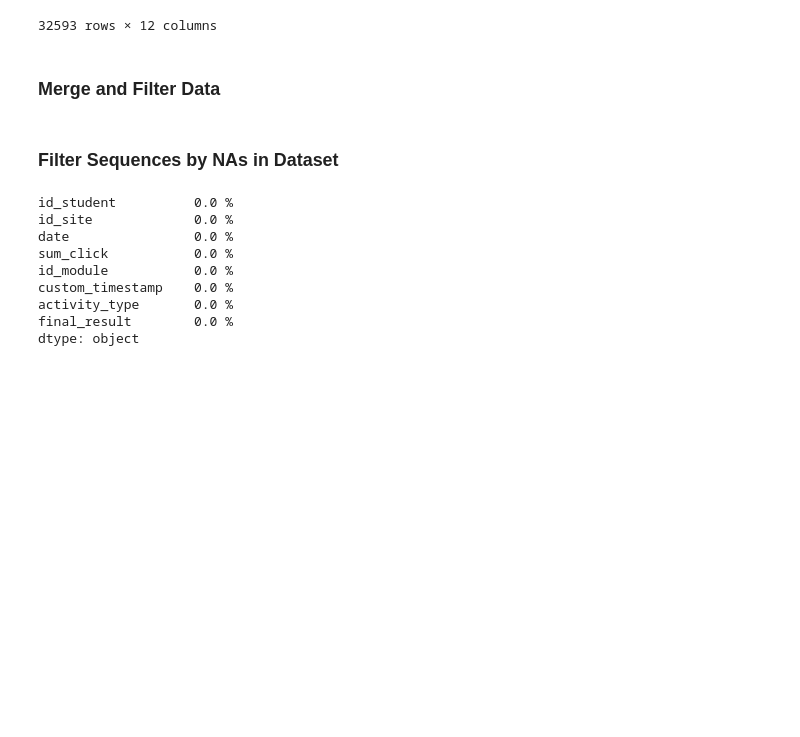
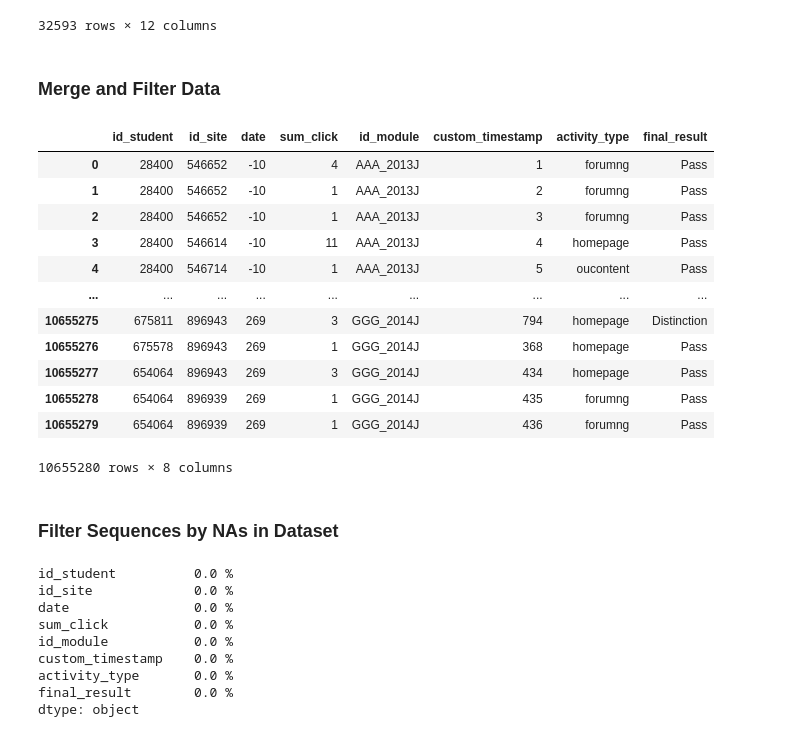
Before and after one commit to sschmerda/ddia_dataset_analysis, a Jupyter notebook: dataset_analysis/old_notebooks/old_open_university.ipynb, the cells around one changed output. Drawn from its saved outputs; the diff is of its cells as text; code cells hidden in the pictures; blank space fills up the shorter version.

```diff
--- a/dataset_analysis/old_notebooks/old_open_university.ipynb
+++ b/dataset_analysis/old_notebooks/old_open_university.ipynb
@@ -24,9 +24,9 @@
 ### Constants
 # %%
 # paths
-PATH_TO_INTERACTION_DATA = '../../../../../data/open_university/anonymisedData/studentVle.csv'
-PATH_TO_VLE_DATA = '../../../../../data/open_university/anonymisedData/vle.csv'
-PATH_TO_STUDENT_DEMOGRAPHIC_DATA = '../../../../../data/open_university/anonymisedData/studentInfo.csv'
+PATH_TO_INTERACTION_DATA = '../../../../../../data/ddia/open_university/anonymisedData/studentVle.csv'
+PATH_TO_VLE_DATA = '../../../../../../data/ddia/open_university/anonymisedData/vle.csv'
+PATH_TO_STUDENT_DEMOGRAPHIC_DATA = '../../../../../../data/ddia/open_university/anonymisedData/studentInfo.csv'
 
 # dataset name
 DATASET_NAME = 'open_university'
@@ -209,6 +229,22 @@ student_demographics = merge_columns(student_demographics, MODULE_FIELD, PRESENT
 interactions = add_new_ascending_integers_timestamp_per_group_user_comb(interactions, GROUP_FIELD, USER_FIELD, TIMESTAMP_FIELD)
 interactions = interactions.merge(learning_materials[[LEARNING_ACTIVITY_FIELD, ACTIVITY_TYPE_FIELD]], how="left", on=LEARNING_ACTIVITY_FIELD)
 interactions = interactions.merge(student_demographics[[GROUP_FIELD, USER_FIELD, FINAL_RESULT_FIELD]], how="left", on=[GROUP_FIELD, USER_FIELD])
+# %%
+interactions
+# %% [output]
+|  | id_student | id_site | date | sum_click | id_module | custom_timestamp | activity_type | final_result |
+| 0 | 28400 | 546652 | -10 | 4 | AAA_2013J | 1 | forumng | Pass |
+| 1 | 28400 | 546652 | -10 | 1 | AAA_2013J | 2 | forumng | Pass |
+| 2 | 28400 | 546652 | -10 | 1 | AAA_2013J | 3 | forumng | Pass |
+| 3 | 28400 | 546614 | -10 | 11 | AAA_2013J | 4 | homepage | Pass |
+| 4 | 28400 | 546714 | -10 | 1 | AAA_2013J | 5 | oucontent | Pass |
+| ... | ... | ... | ... | ... | ... | ... | ... | ... |
+| 10655275 | 675811 | 896943 | 269 | 3 | GGG_2014J | 794 | homepage | Distinction |
+| 10655276 | 675578 | 896943 | 269 | 1 | GGG_2014J | 368 | homepage | Pass |
+| 10655277 | 654064 | 896943 | 269 | 3 | GGG_2014J | 434 | homepage | Pass |
+| 10655278 | 654064 | 896939 | 269 | 1 | GGG_2014J | 435 | forumng | Pass |
+| 10655279 | 654064 | 896939 | 269 | 1 | GGG_2014J | 436 | forumng | Pass |
+10655280 rows × 8 columns
 # %% [markdown]
 ### Filter Sequences by NAs in Dataset
 # %%
```
Also changed, not shown: parts of 3 cells of this notebook, 6 other files.
